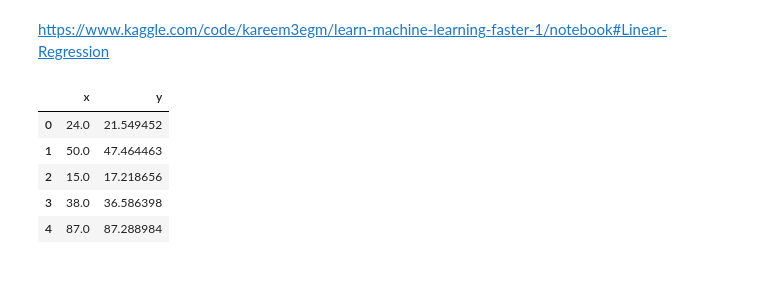
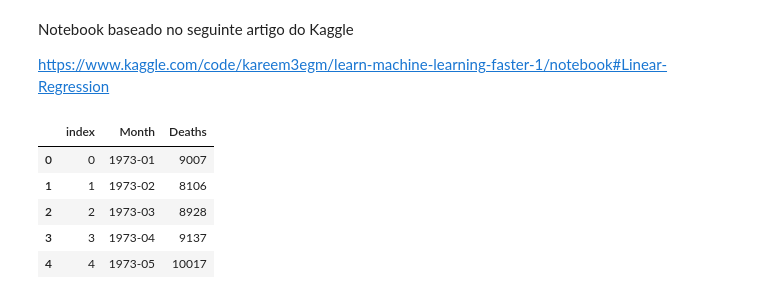
Before and after one commit to matheusvanzan/ime-machine-learning, a Jupyter notebook: linear_regression.ipynb, the cells around one changed output. Saved outputs shown, nothing was run; the diff lists cells and outputs as text; code cells hidden in the pictures.

```diff
--- a/linear_regression.ipynb
+++ b/linear_regression.ipynb
@@ -1,6 +1,8 @@
 # %% [markdown]
 <a href="https://colab.research.google.com/github/matheusvanzan/ime-machine-learning/blob/master/linear_regression.ipynb" target="_parent"><img src="https://colab.research.google.com/assets/colab-badge.svg" alt="Open In Colab"/></a>
 # %% [markdown]
+Notebook baseado no seguinte artigo do Kaggle
+
 https://www.kaggle.com/code/kareem3egm/learn-machine-learning-faster-1/notebook#Linear-Regression
 # %%
 import numpy as np
@@ -10,13 +13,16 @@ from sklearn.linear_model import LinearRegression
 from sklearn.metrics import mean_squared_error, r2_score
 
 GITHUB_ROOT = 'https://raw.githubusercontent.com/matheusvanzan/ime-machine-learning/master/'
-# %%
-train = pd.read_csv(GITHUB_ROOT + 'train.csv')
-train.head()
-# %% [output]
-|  | x | y |
-| 0 | 24.0 | 21.549452 |
-| 1 | 50.0 | 47.464463 |
-| 2 | 15.0 | 17.218656 |
-| 3 | 38.0 | 36.586398 |
-| 4 | 87.0 | 87.288984 |
+# %%
+data = pd.read_csv(GITHUB_ROOT + 'accidental-deaths-in-usa-monthly.csv')
+
+data = data.dropna() # drop NULL values
+data.insert(loc = 0, column = 'index', value = data.index)
+data.head()
+# %% [output]
+|  | index | Month | Deaths |
+| 0 | 0 | 1973-01 | 9007 |
+| 1 | 1 | 1973-02 | 8106 |
+| 2 | 2 | 1973-03 | 8928 |
+| 3 | 3 | 1973-04 | 9137 |
+| 4 | 4 | 1973-05 | 10017 |
```
Also changed, not shown: parts of 5 cells of this notebook.
